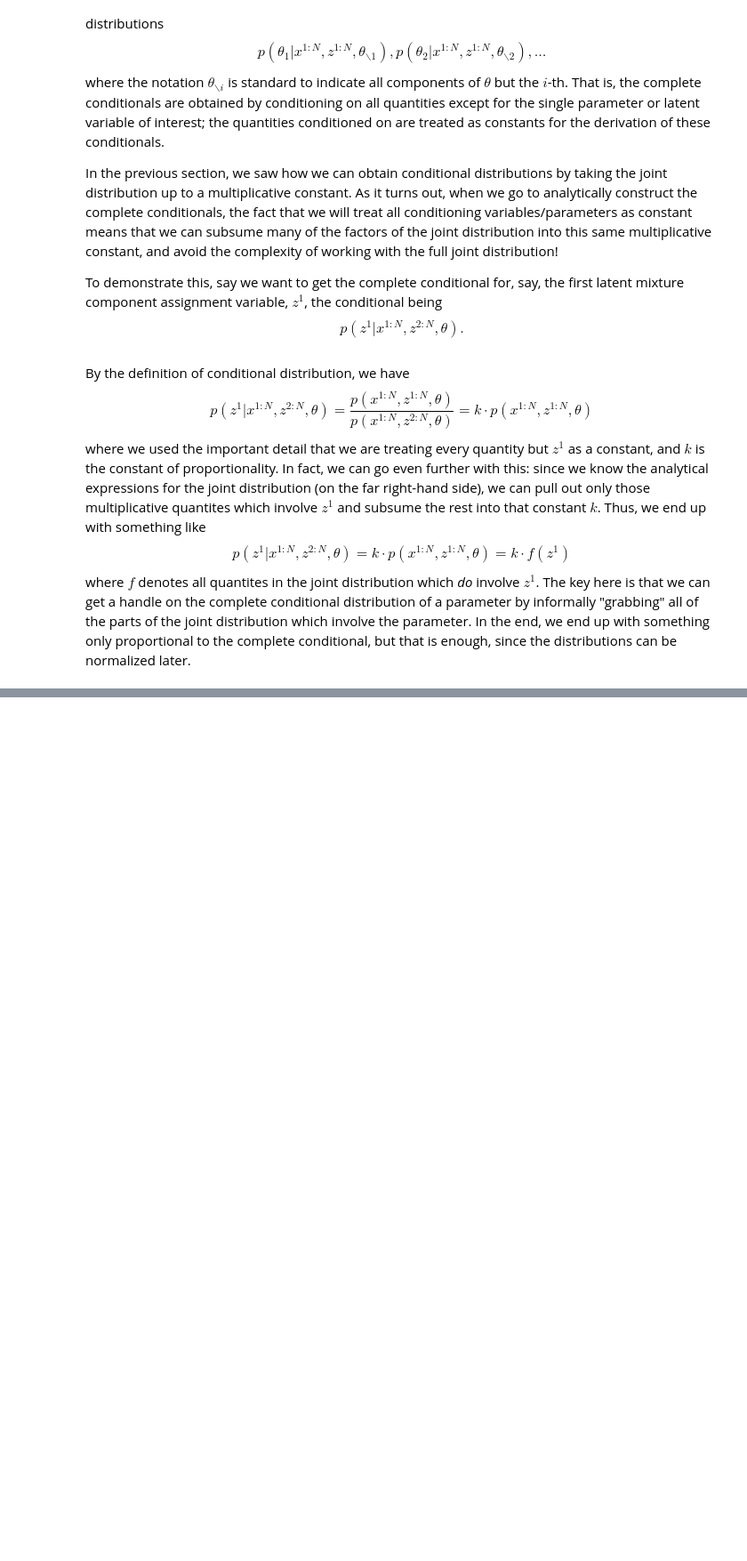
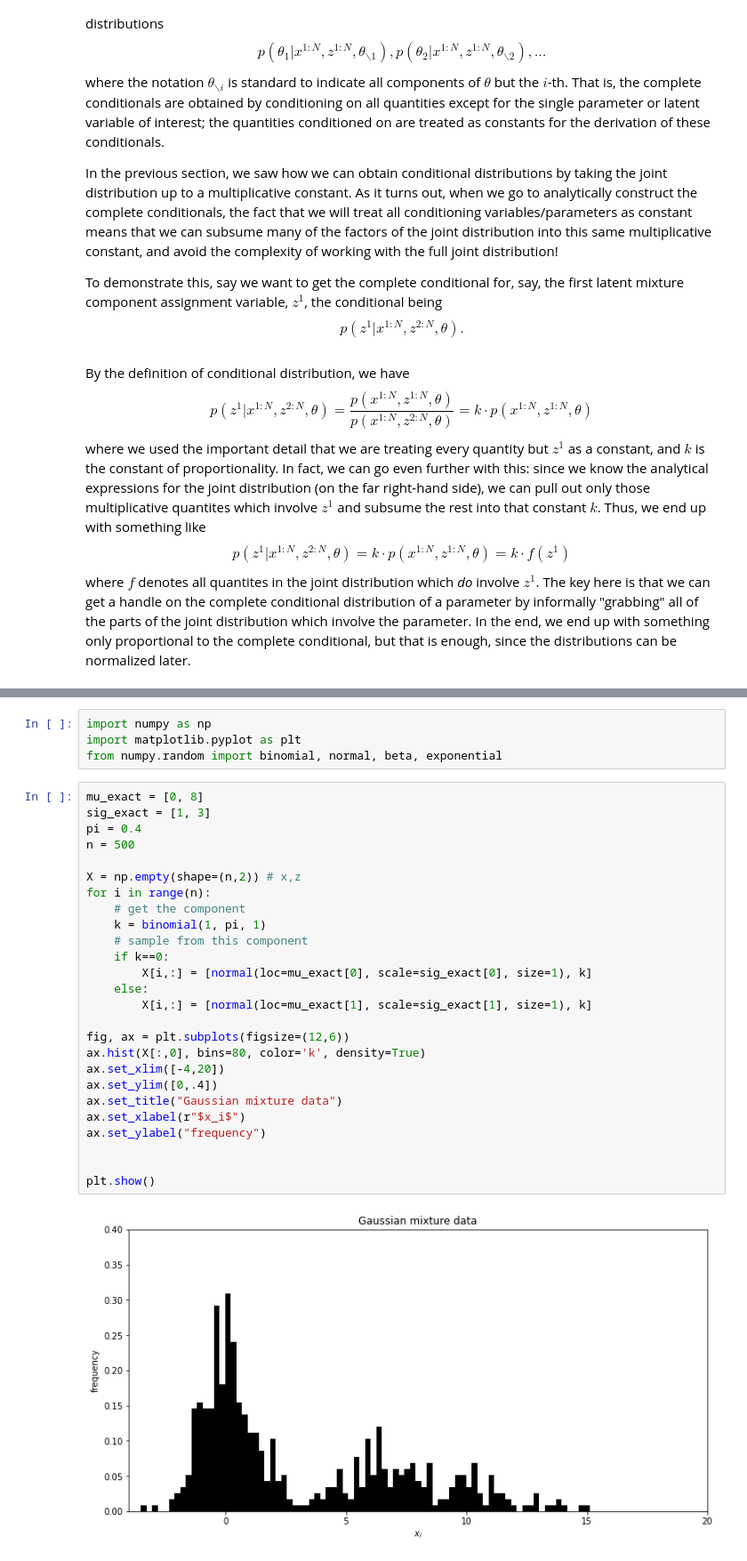
Before and after one commit to StanleyTuz/bayesian-ml, a Jupyter notebook: gibbs-sampling/gmm.ipynb, the cells around one changed output, grey strips where cells are left out. Shown: that part at 89% size. Saved outputs shown, nothing was run; the diff lists cells and outputs as text; blank space fills up the shorter version.

```diff
--- a/gibbs-sampling/gmm.ipynb
+++ b/gibbs-sampling/gmm.ipynb
@@ -54,0 +83,32 @@ $$ p\left(x^{1:N}, z^{1:N}, \theta\right) $$
+# %%
+import numpy as np
+import matplotlib.pyplot as plt
+from numpy.random import binomial, normal, beta, exponential
+# %%
+mu_exact = [0, 8]
+sig_exact = [1, 3]
+pi = 0.4
+n = 500
+
+X = np.empty(shape=(n,2)) # x,z
+for i in range(n):
+    # get the component
+    k = binomial(1, pi, 1)
+    # sample from this component
+    if k==0:
+        X[i,:] = [normal(loc=mu_exact[0], scale=sig_exact[0], size=1), k]
+    else:
+        X[i,:] = [normal(loc=mu_exact[1], scale=sig_exact[1], size=1), k]
+
+fig, ax = plt.subplots(figsize=(12,6))
+ax.hist(X[:,0], bins=80, color='k', density=True)
+ax.set_xlim([-4,20])
+ax.set_ylim([0,.4])
+ax.set_title("Gaussian mixture data")
+ax.set_xlabel(r"$x_i$")
+ax.set_ylabel("frequency")
+
+
+plt.show()
+# %% [output]
+[figure, added]
```
Also changed, not shown: parts of 10 cells of this notebook, 14 other files.
